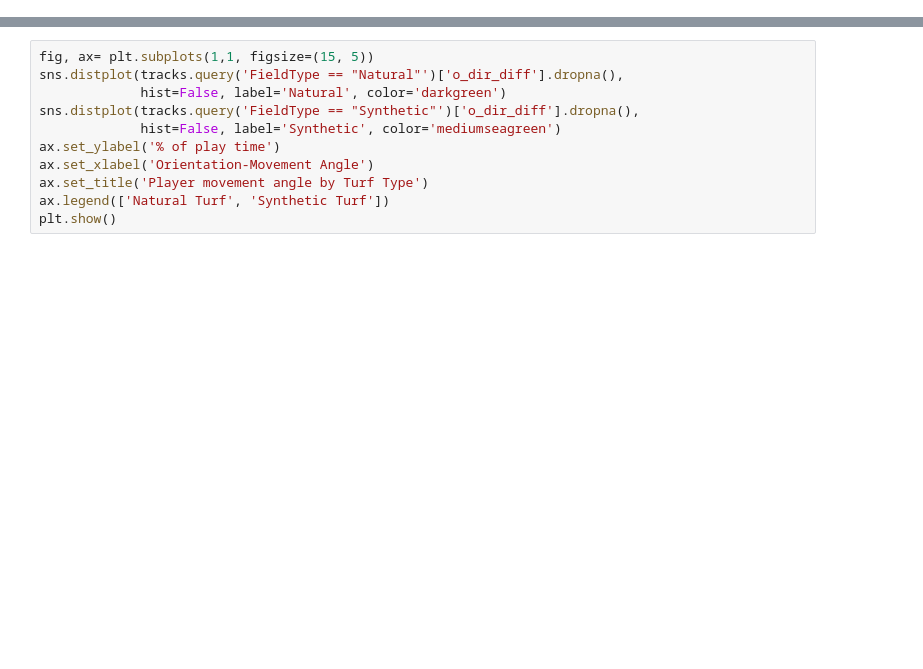
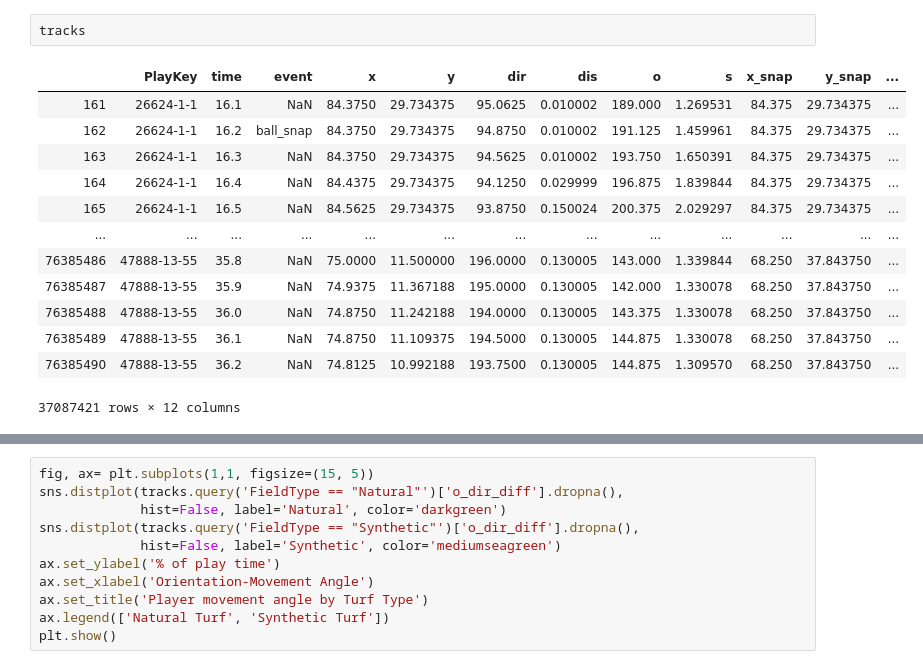
Before and after one commit to cwingho/NFL_Analytics, a Jupyter notebook: brian/code_to_be_read.ipynb, the cells around one changed output, grey strips where cells are left out. Cells and saved outputs as stored; diff of their text form; blank space fills up the shorter version.

```diff
--- a/brian/code_to_be_read.ipynb
+++ b/brian/code_to_be_read.ipynb
@@ -321,0 +283,16 @@ NameError: name 'tracks' is not defined
+# %%
+tracks
+# %% [output]
+|  | PlayKey | time | event | x | y | dir | dis | o | s | x_snap | y_snap | ... |
+| 161 | 26624-1-1 | 16.1 | NaN | 84.3750 | 29.734375 | 95.0625 | 0.010002 | 189.000 | 1.269531 | 84.375 | 29.734375 | ... |
+| 162 | 26624-1-1 | 16.2 | ball_snap | 84.3750 | 29.734375 | 94.8750 | 0.010002 | 191.125 | 1.459961 | 84.375 | 29.734375 | ... |
+| 163 | 26624-1-1 | 16.3 | NaN | 84.3750 | 29.734375 | 94.5625 | 0.010002 | 193.750 | 1.650391 | 84.375 | 29.734375 | ... |
+| 164 | 26624-1-1 | 16.4 | NaN | 84.4375 | 29.734375 | 94.1250 | 0.029999 | 196.875 | 1.839844 | 84.375 | 29.734375 | ... |
+| 165 | 26624-1-1 | 16.5 | NaN | 84.5625 | 29.734375 | 93.8750 | 0.150024 | 200.375 | 2.029297 | 84.375 | 29.734375 | ... |
+| ... | ... | ... | ... | ... | ... | ... | ... | ... | ... | ... | ... | ... |
+| 76385486 | 47888-13-55 | 35.8 | NaN | 75.0000 | 11.500000 | 196.0000 | 0.130005 | 143.000 | 1.339844 | 68.250 | 37.843750 | ... |
+| 76385487 | 47888-13-55 | 35.9 | NaN | 74.9375 | 11.367188 | 195.0000 | 0.130005 | 142.000 | 1.330078 | 68.250 | 37.843750 | ... |
+| 76385488 | 47888-13-55 | 36.0 | NaN | 74.8750 | 11.242188 | 194.0000 | 0.130005 | 143.375 | 1.330078 | 68.250 | 37.843750 | ... |
+| 76385489 | 47888-13-55 | 36.1 | NaN | 74.8750 | 11.109375 | 194.5000 | 0.130005 | 144.875 | 1.330078 | 68.250 | 37.843750 | ... |
+| 76385490 | 47888-13-55 | 36.2 | NaN | 74.8125 | 10.992188 | 193.7500 | 0.130005 | 144.875 | 1.309570 | 68.250 | 37.843750 | ... |
+37087421 rows × 12 columns
```
Also changed, not shown: parts of 44 cells of this notebook, 2 other files.
